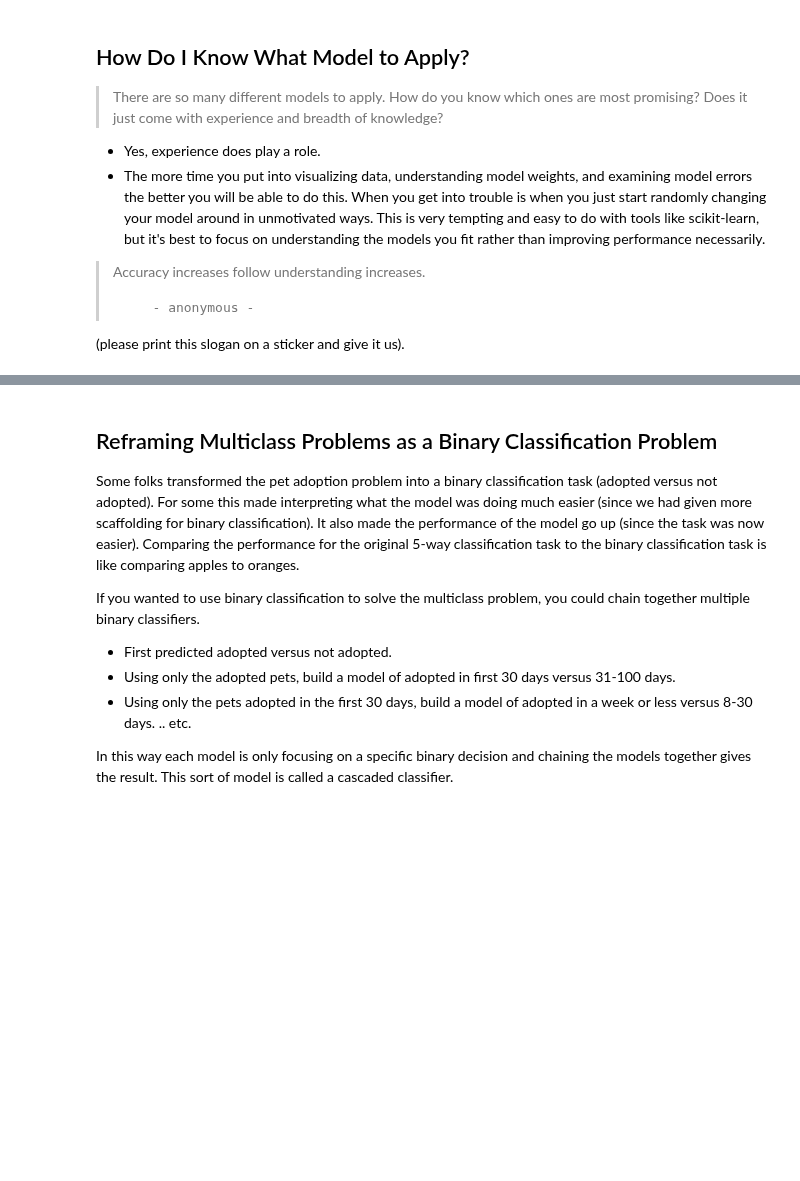
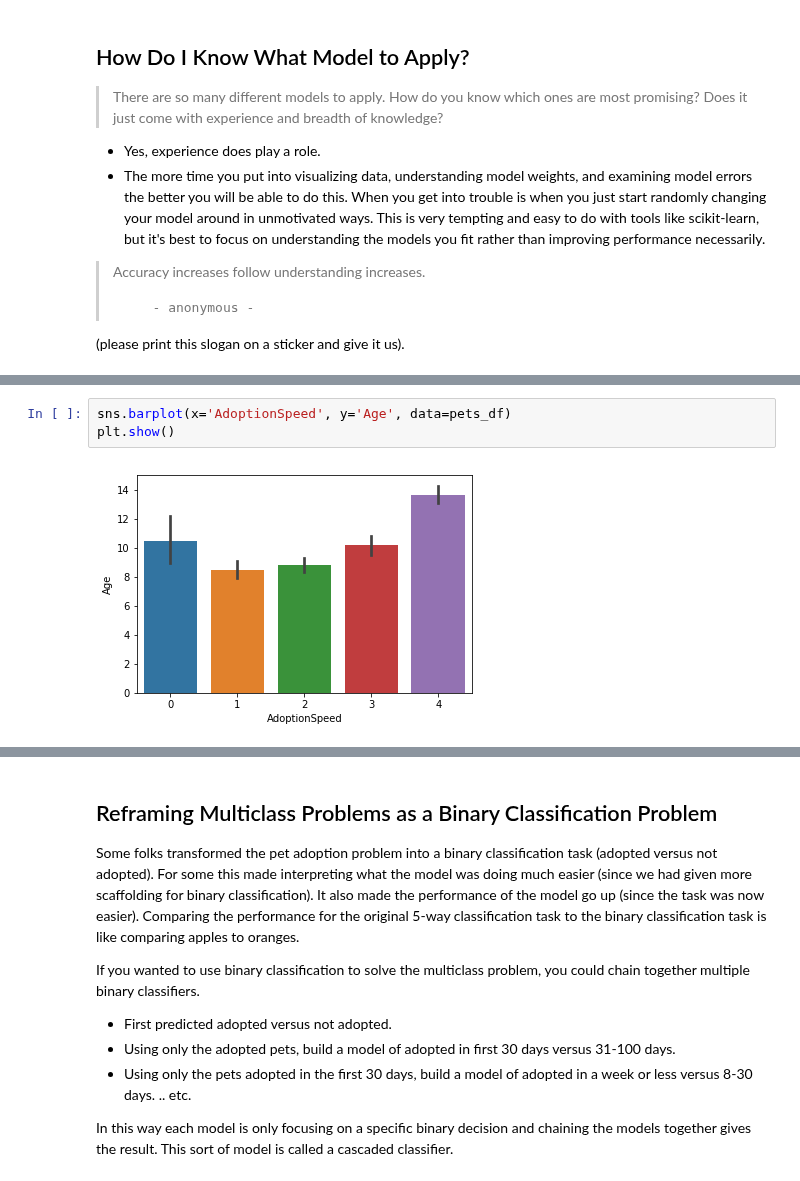
Before and after one commit to mlfa19/assignments, a Jupyter notebook: Module 1/05/assignment05_debrief.ipynb, the cells around one changed output, grey strips where cells are left out. Saved outputs shown, nothing was run; the diff lists cells and outputs as text; blank space fills up the shorter version.

```diff
--- a/Module 1/05/assignment05_debrief.ipynb
+++ b/Module 1/05/assignment05_debrief.ipynb
@@ -352,0 +363,5 @@ plt.show()
+# %%
+sns.barplot(x='AdoptionSpeed', y='Age', data=pets_df)
+plt.show()
+# %% [output]
+[figure, added]
```
Also changed, not shown: parts of 15 cells of this notebook.
